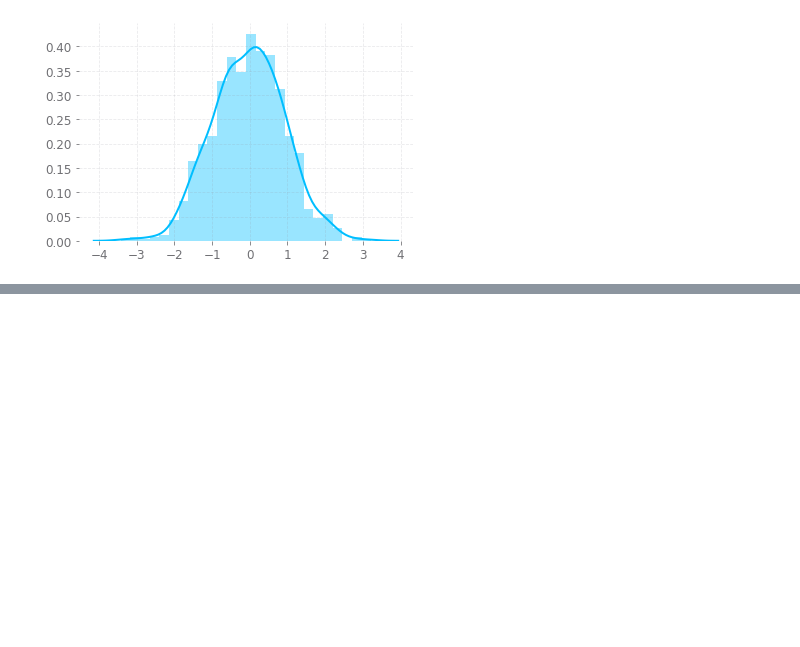
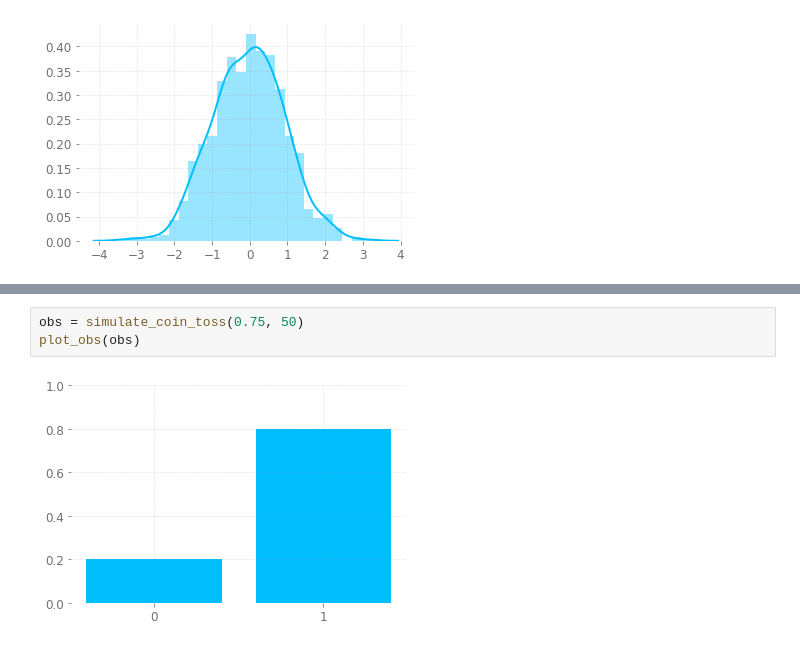
Before and after one commit to suriyadeepan/PracticalBayes, a Jupyter notebook: 1. A Gentle Introduction to TFP.ipynb, the cells around one changed output, grey strips where cells are left out. Saved outputs shown, nothing was run; the diff lists cells and outputs as text; blank space fills up the shorter version.

```diff
--- a/1. A Gentle Introduction to TFP.ipynb
+++ b/1. A Gentle Introduction to TFP.ipynb
@@ -51,0 +84,5 @@ def joint_log_prob(sample, )
+# %%
+obs = simulate_coin_toss(0.75, 50)
+plot_obs(obs)
+# %% [output]
+[figure, added]
```
Also changed, not shown: parts of 18 cells of this notebook, 2 other files.
